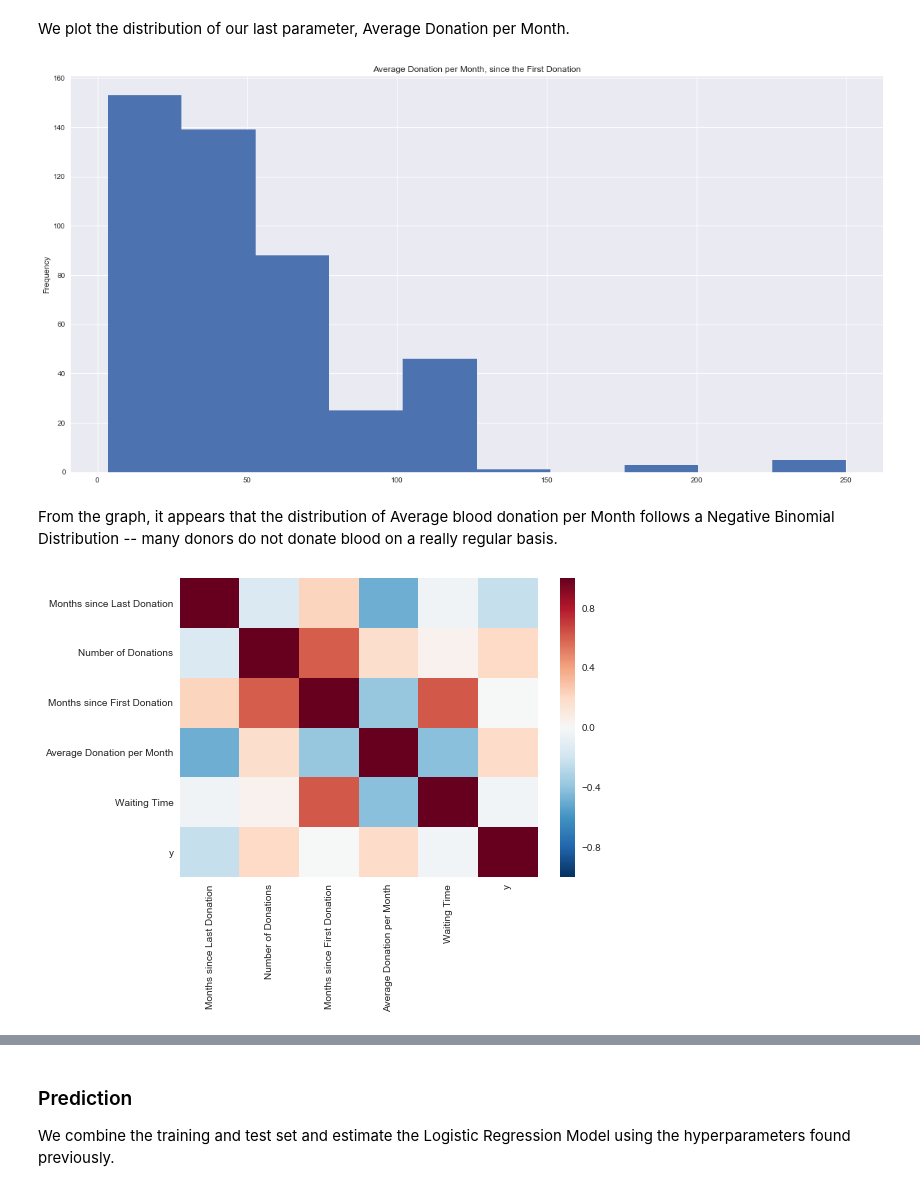
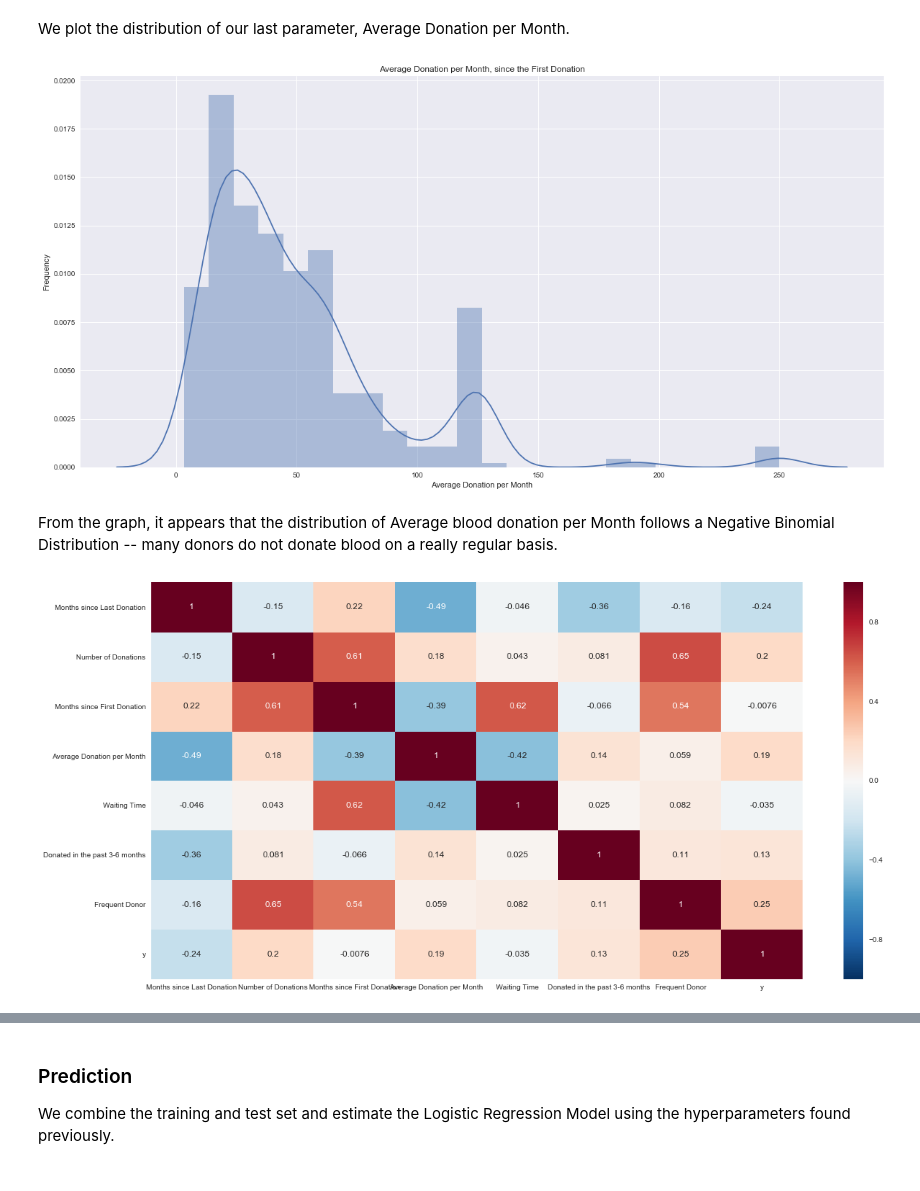
Before and after one commit to ngbolin/BloodDonations, a Jupyter notebook: Warm Up - Predict Blood Donations.ipynb, the cells around one changed output, grey strips where cells are left out. Drawn from its saved outputs; the diff is of its cells as text; code cells hidden in the pictures.

```diff
--- a/Warm Up - Predict Blood Donations.ipynb
+++ b/Warm Up - Predict Blood Donations.ipynb
@@ -190,0 +255,5 @@ X_test['Waiting Time'] = ((X_test['Months since First Donation'] - X_test['Month
+# %%
+X_train['One-time Donor'] = map(int, (X_train['Number of Donations'] == 1))
+tab = pd.crosstab(X_train['One-time Donor'], y_train['Made Donation in March 2007'])
+
+tab.div(tab.sum(1).astype(float), axis=0)
@@ -191,6 +282,22 @@ X_test['Waiting Time'] = ((X_test['Months since First Donation'] - X_test['Month
+# %%
+X_train['Donated in the past 3-6 months'] = ((X_train['Months since Last Donation'] >= 3) &
+                                             (X_train['Months since Last Donation'] <= 6))
+
+X_cv['Donated in the past 3-6 months'] = ((X_cv['Months since Last Donation'] >= 3) &
+                                          (X_cv['Months since Last Donation'] <= 6))
+
+X_test['Donated in the past 3-6 months'] = ((X_test['Months since Last Donation'] >= 3) &
+                                            (X_test['Months since Last Donation'] <= 6))
+# %%
+X_train['Frequent Donor'] = (X_train['Number of Donations'] >= 5)
+
+X_cv['Frequent Donor'] = (X_cv['Number of Donations'] >= 5)
+
+X_test['Frequent Donor'] = (X_test['Number of Donations'] >= 5)
 # %% [markdown]
 Next, we proceed to remove the Total Volume Donated (c.c.) feature from the 3 datasets.
 # %%
 cols_to_keep = ['Months since Last Donation', 'Number of Donations',
-                'Months since First Donation', 'Average Donation per Month', 'Waiting Time']
+                'Months since First Donation', 'Average Donation per Month',
+                'Waiting Time', 'Donated in the past 3-6 months', 'Frequent Donor']
 X_train = X_train[cols_to_keep]; X_cv = X_cv[cols_to_keep]; X_test = X_test[cols_to_keep]
@@ -212,20 +314,21 @@ X_train.head()
 We plot the distribution of our last parameter, Average Donation per Month.
 # %%
 plt.figure(figsize = (20, 10))
-plt.hist(X_train['Average Donation per Month'])
+sns.distplot(X_train['Average Donation per Month'])
 plt.ylabel('Frequency')
 plt.title('Average Donation per Month, since the First Donation')
 plt.show()
 # %% [output]
-[figure, old version]
+[figure, new version]
 # %% [markdown]
 From the graph, it appears that the distribution of Average blood donation per Month follows a Negative Binomial Distribution -- many donors do not donate blood on a really regular basis.
 # %%
+plt.figure(figsize = (20, 10))
 train_ = X_train.copy(); train_['y'] = y_train.reset_index(drop = True)
 train_corr = train_.corr()
 
-sns.heatmap(train_corr)
+sns.heatmap(train_corr, annot = True)
 plt.show()
 # %% [output]
-[figure, old version]
+[figure, new version]
 # %%
```
Also changed, not shown: parts of 50 cells of this notebook.
